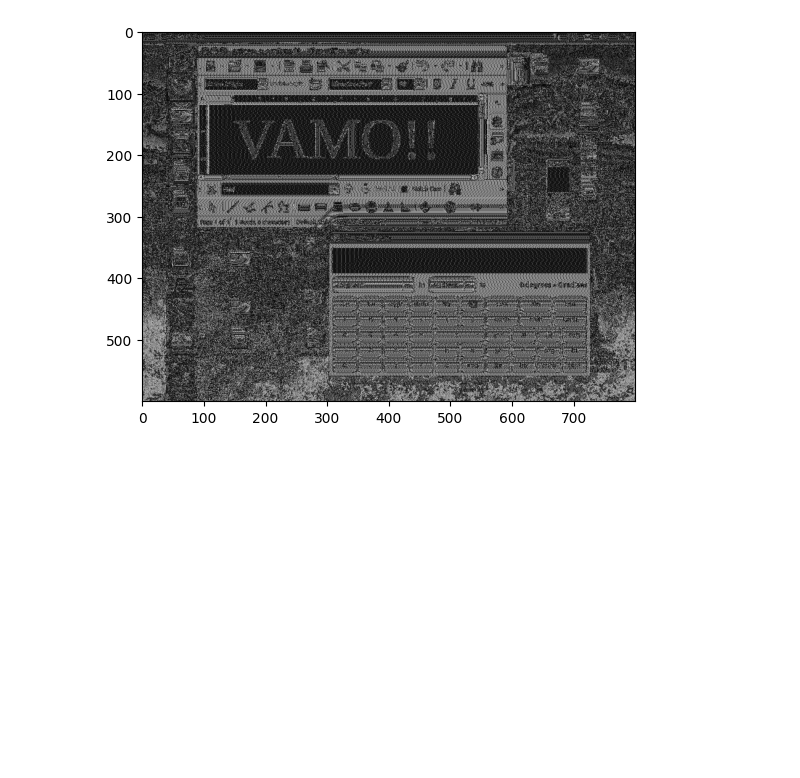
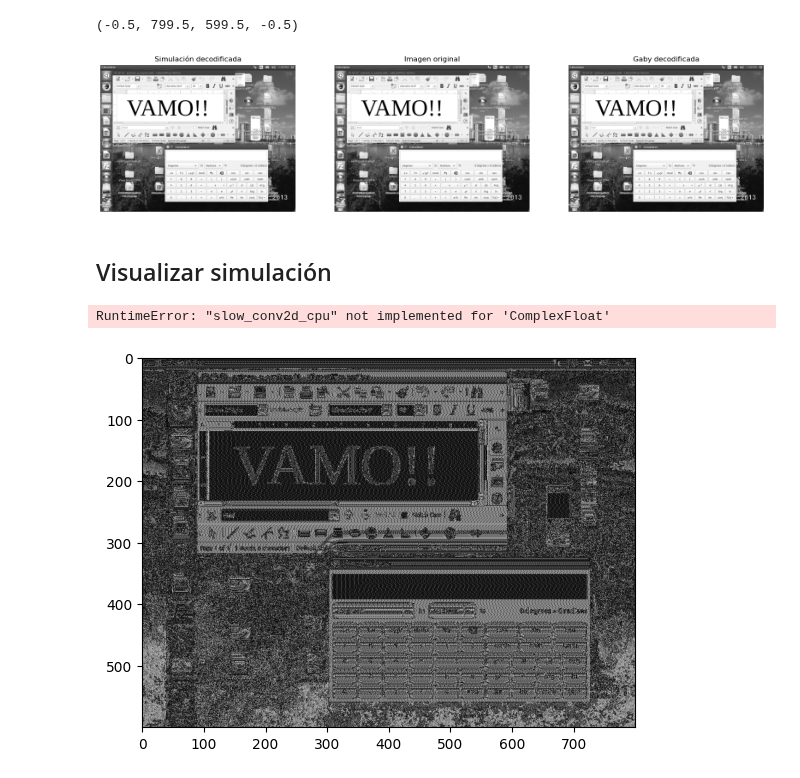
Before and after one commit to emidan19/deep-tempest, a Jupyter notebook: python_scripts/DiffFunc.ipynb, the cells around one changed output. Drawn from its saved outputs; the diff is of its cells as text; code cells hidden in the pictures; blank space fills up the shorter version.

```diff
--- a/python_scripts/DiffFunc.ipynb
+++ b/python_scripts/DiffFunc.ipynb
@@ -258,7 +306,27 @@ def forward(img, armonico,num_threads):
+# %%
+fig, ax = plt.subplots(1,3, figsize=(20,18))
+ax[0].imshow(I_decod,cmap='gray')
+ax[0].set_title('Simulación decodificada')
+ax[0].axis('off')
+
+ax[1].imshow(img,cmap='gray')
+ax[1].set_title('Imagen original')
+ax[1].axis('off')
+
+ax[2].imshow(I_gaby_decod,cmap='gray')
+ax[2].set_title('Gaby decodificada')
+ax[2].axis('off')
+# %% [output]
+(-0.5, 799.5, 599.5, -0.5)
+[figure, added]
+# %% [markdown]
+## Visualizar simulación
 # %%
 image_path = '../images/VAMO!!.png'
 img = np.asarray(Image.open(image_path))[:,:,0] #solo red
 armonico = 3
-num_threads = 10  # elegir numeros de hilos del cpu (dejar alguno libre para que no explote la PC)
+num_threads = 8  # elegir numeros de hilos del cpu (dejar alguno libre para que no explote la PC)
 #cProfile.runctx('forward(imag,armonico)', globals(), locals())
 imagen = forward(img, armonico,num_threads)
+# %% [output]
+RuntimeError: "slow_conv2d_cpu" not implemented for 'ComplexFloat'
```
Also changed, not shown: parts of 14 cells of this notebook, 1 other file.
